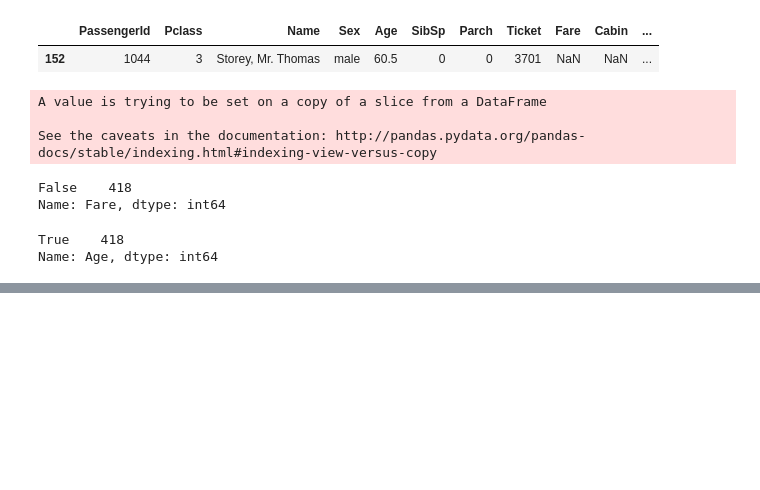
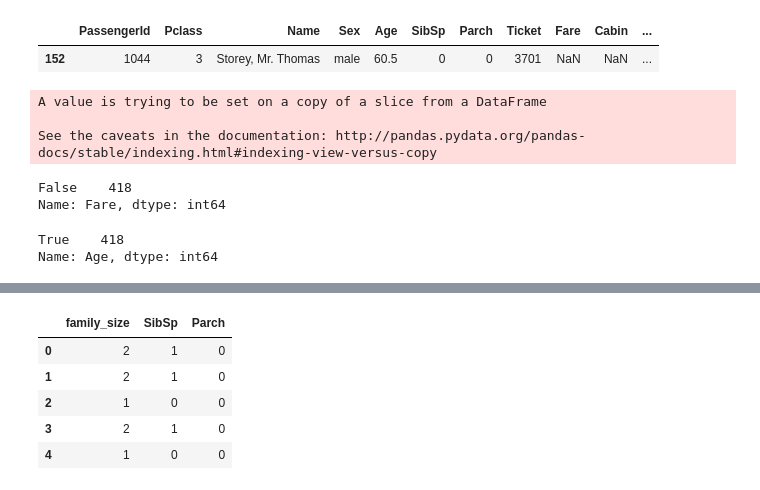
Before and after one commit to WillArevalo/Challenge-Titanic-Kaggle, a Jupyter notebook: Challenge Titanic Kaggle.ipynb, the cells around one changed output, grey strips where cells are left out. Drawn from its saved outputs; the diff is of its cells as text; code cells hidden in the pictures; blank space fills up the shorter version.

```diff
--- a/Challenge Titanic Kaggle.ipynb
+++ b/Challenge Titanic Kaggle.ipynb
@@ -514,0 +609,12 @@ Name: Age, dtype: int64
+# %%
+# Create train_two with the newly defined feature
+train_two = train.copy()
+train_two["family_size"] = train["SibSp"] + train["Parch"] + 1
+train_two[["family_size", "SibSp", "Parch"]].head()
+# %% [output]
+|  | family_size | SibSp | Parch |
+| 0 | 2 | 1 | 0 |
+| 1 | 2 | 1 | 0 |
+| 2 | 1 | 0 | 0 |
+| 3 | 2 | 1 | 0 |
+| 4 | 1 | 0 | 0 |
```
Also changed, not shown: parts of 23 cells of this notebook, 1 other file.
